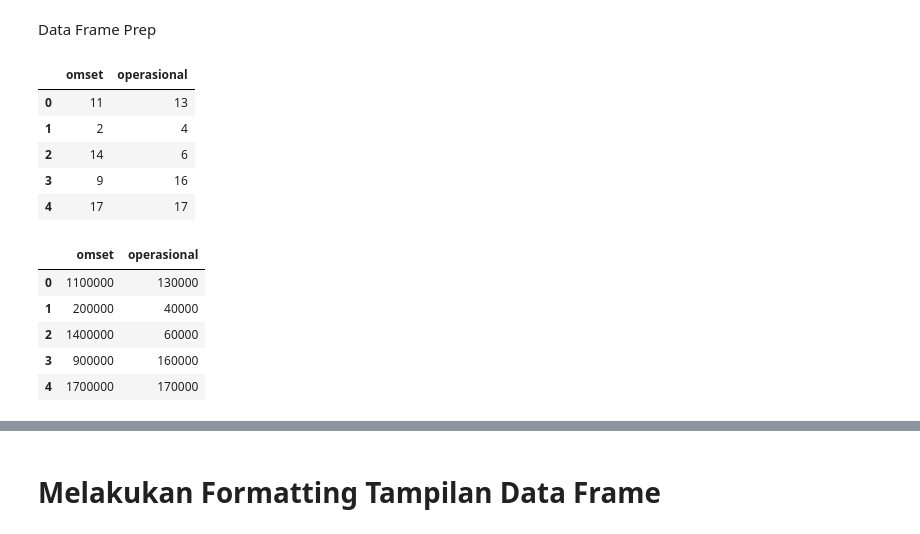
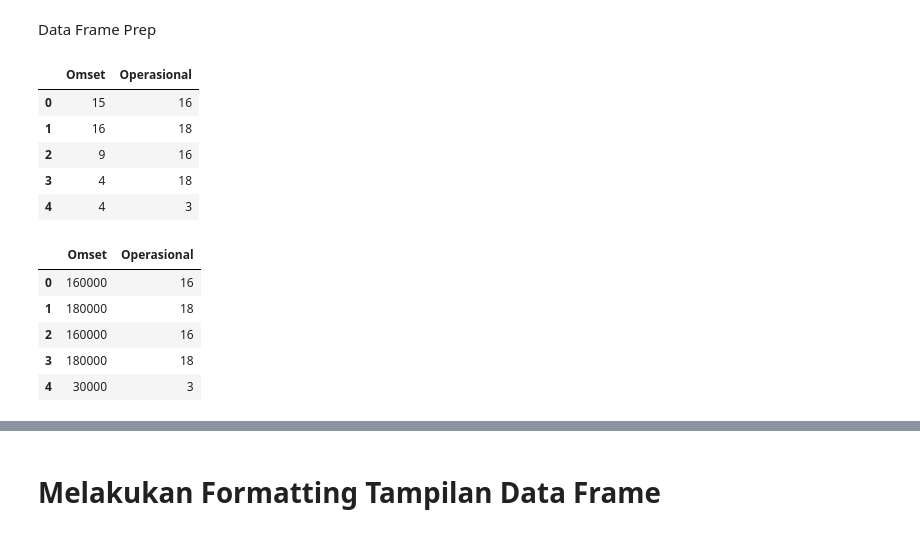
Before and after one commit to MarkvinsonAvatara/Pandas_learn, a Jupyter notebook: PythonPandasLearnWeek5.ipynb, the cells around one changed output, grey strips where cells are left out. Drawn from its saved outputs; the diff is of its cells as text; code cells hidden in the pictures.

```diff
--- a/PythonPandasLearnWeek5.ipynb
+++ b/PythonPandasLearnWeek5.ipynb
@@ -182,31 +181,31 @@ Data Frame Prep
 # %%
 n_rows=5
 n_cols=2
-cols=['omset','operasional']
+cols=['Omset','Operasional']
 
 df=pd.DataFrame(np.random.randint(1,20,size=(n_rows, n_cols)),
                columns=cols)
 
 
 df
 # %% [output]
-|  | omset | operasional |
-| 0 | 11 | 13 |
-| 1 | 2 | 4 |
-| 2 | 14 | 6 |
-| 3 | 9 | 16 |
-| 4 | 17 | 17 |
+|  | Omset | Operasional |
+| 0 | 15 | 16 |
+| 1 | 16 | 18 |
+| 2 | 9 | 16 |
+| 3 | 4 | 18 |
+| 4 | 4 | 3 |
 # %%
-df['omset']=df['omset']*100_000
-df['operasional']=df['operasional']*10_000
+df['Omset']=df['Operasional']*100_000
+df['Omset']=df['Operasional']*10_000
 df
 # %% [output]
-|  | omset | operasional |
-| 0 | 1100000 | 130000 |
-| 1 | 200000 | 40000 |
-| 2 | 1400000 | 60000 |
-| 3 | 900000 | 160000 |
-| 4 | 1700000 | 170000 |
+|  | Omset | Operasional |
+| 0 | 160000 | 16 |
+| 1 | 180000 | 18 |
+| 2 | 160000 | 16 |
+| 3 | 180000 | 18 |
+| 4 | 30000 | 3 |
 # %%
 df.index = pd.util.testing.makeDateIndex(n_rows,freq='D')
 df = df.reset_index()
```
Also changed, not shown: parts of 16 cells of this notebook.
